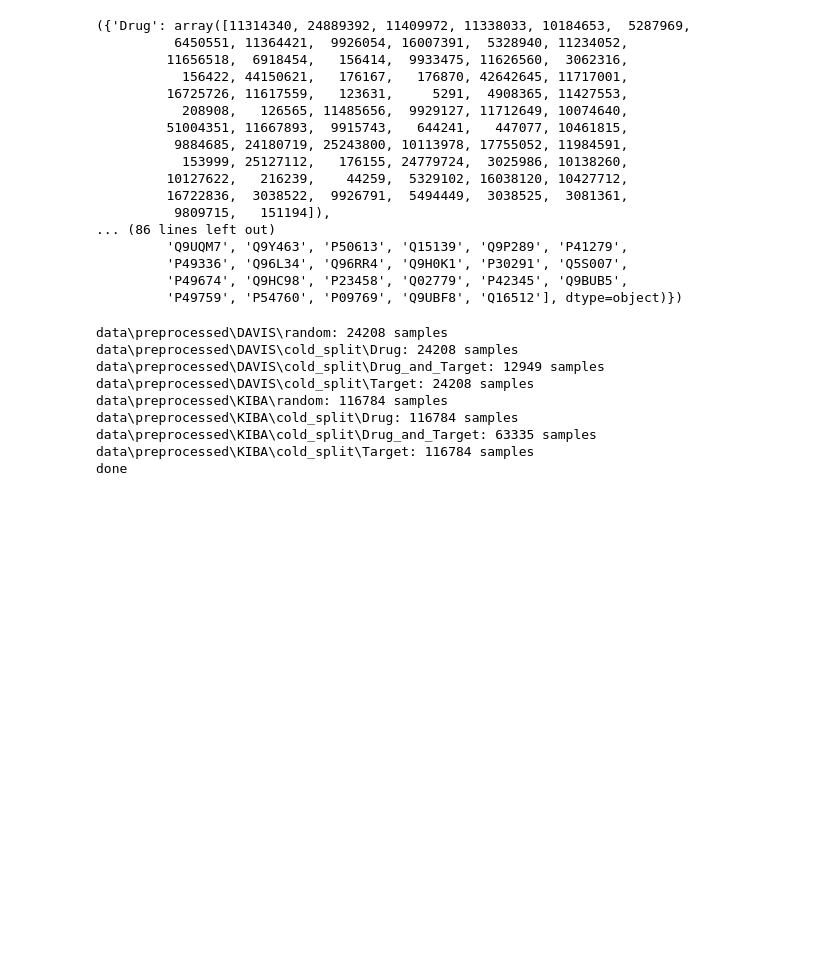
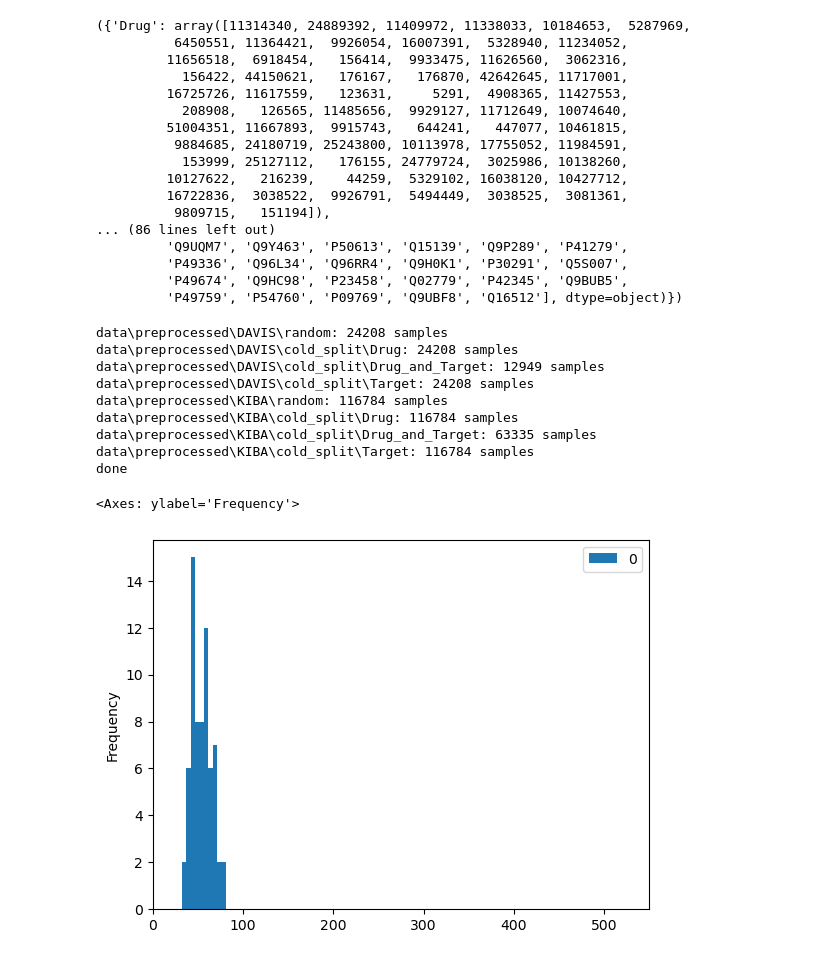
Before and after one commit to eda-ginger/CJRM-DTA, a Jupyter notebook: data_preprocessing.ipynb, the cells around one changed output. Saved outputs shown, nothing was run; the diff lists cells and outputs as text; code cells hidden in the pictures; blank space fills up the shorter version.

```diff
--- a/data_preprocessing.ipynb
+++ b/data_preprocessing.ipynb
@@ -77,3 +77,10 @@ data\preprocessed\KIBA\cold_split\Drug: 116784 samples
 data\preprocessed\KIBA\cold_split\Drug_and_Target: 63335 samples
 data\preprocessed\KIBA\cold_split\Target: 116784 samples
 done
+# %%
+len_davis_d = pd.Series(davis['Drug'].unique()).apply(len)
+min(len_davis_d), max(len_davis_d)
+pd.DataFrame(len_davis_d).plot(kind='hist', xlim=(0, 550))
+# %% [output]
+<Axes: ylabel='Frequency'>
+[figure, added]
```
Also changed, not shown: parts of 6 cells of this notebook, 5 other files.
